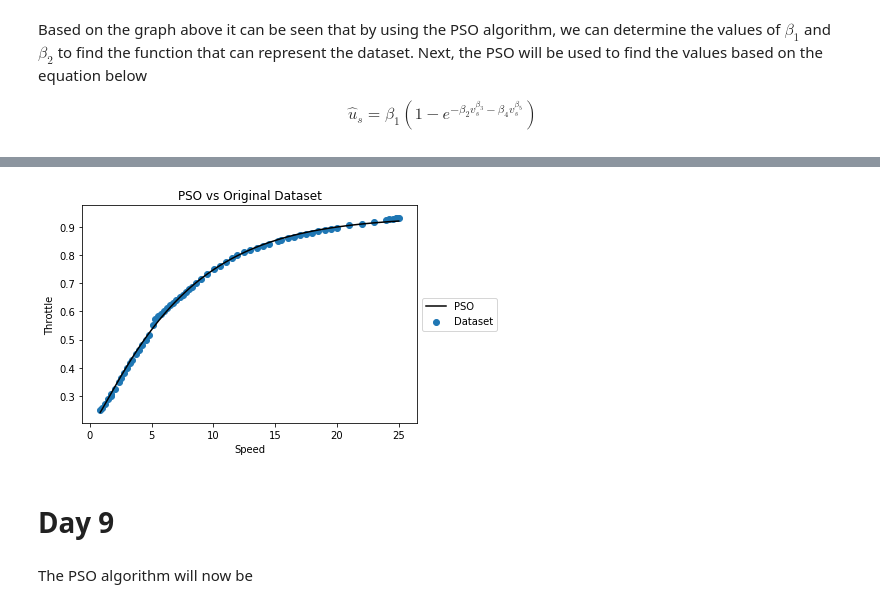
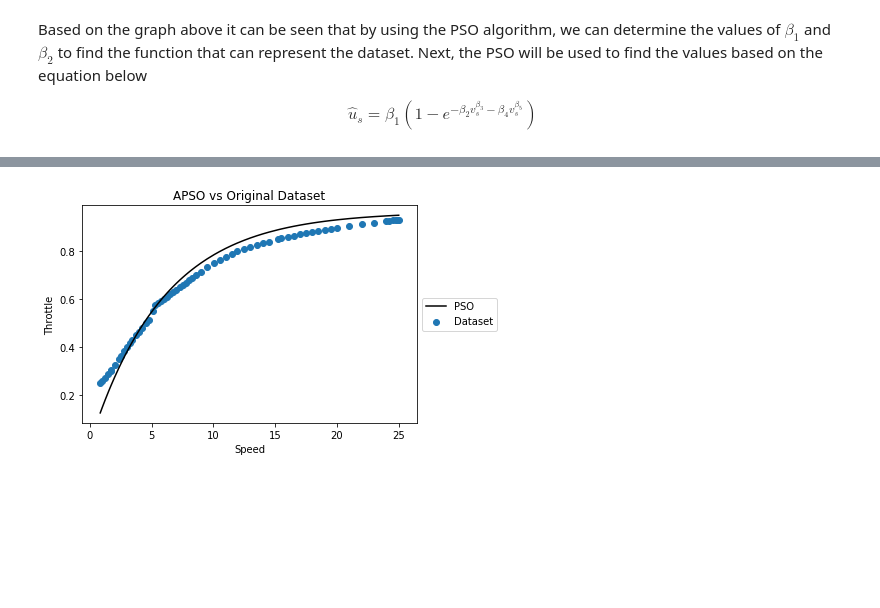
Before and after one commit to Vermillord/KP_Codes, a Jupyter notebook: KP_Notes.ipynb, the cells around one changed output, grey strips where cells are left out. Saved outputs shown, nothing was run; the diff lists cells and outputs as text; code cells hidden in the pictures; blank space fills up the shorter version.

Commit message:
added APSO algorithm

```diff
--- a/KP_Notes.ipynb
+++ b/KP_Notes.ipynb
@@ -811,0 +999,10 @@ The best position for each parameter:  [ 0.9365138   0.20186336 -0.07481093  0.1
+# %%
+df = pd.read_csv('D:\ITB\FT\KP\steady_state_velocity.csv')
+v0 = np.array(df.speed[1:])
+u0 = np.array(df.throttle[1:])
+
+plt.title('Steady State Velocity')
+plt.xlabel('Speed')
+plt.ylabel('Throttle')
+plt.scatter(v0, u0)
+plt.show()
@@ -811,0 +1011,13 @@ The best position for each parameter:  [ 0.9365138   0.20186336 -0.07481093  0.1
+# %%
+def ev_func(beta):
+    u = beta[0]*(1.0 - np.exp(beta[1]*v0))
+    return u
+# %%
+def cost(c_func, beta):
+    err = u0 - c_func(beta)
+    if(beta[0] < 0):
+        return np.inf
+    if(beta[1] > 0):
+        return np.inf
+    else:
+        return np.mean(err**2)
@@ -811,0 +1068,2 @@ The best position for each parameter:  [ 0.9365138   0.20186336 -0.07481093  0.1
+# %%
+pva, gpa = APSO(ev_func, 2, 25, 1, 2500)
@@ -812,14 +1083,10 @@ The best position for each parameter:  [ 0.9365138   0.20186336 -0.07481093  0.1
 # %%
-plt.title('PSO vs Original Dataset')
+plt.title('APSO vs Original Dataset')
 plt.xlabel('Speed')
 plt.ylabel('Throttle')
-plt.plot(v0, ev_func_4(gp4), label='PSO', color='k')
+plt.plot(v0, ev_func(gpa), label='PSO', color='k')
 plt.scatter(v0, u0, label='Dataset')
 plt.legend(loc='center left', bbox_to_anchor=(1, 0.5))
 plt.show()
 # %% [output]
-[figure, old version]
+[figure, new version]
-# %% [markdown]
-# Day 9
-# %% [markdown]
-The PSO algorithm will now be
```
Also changed, not shown: parts of 26 cells of this notebook.
